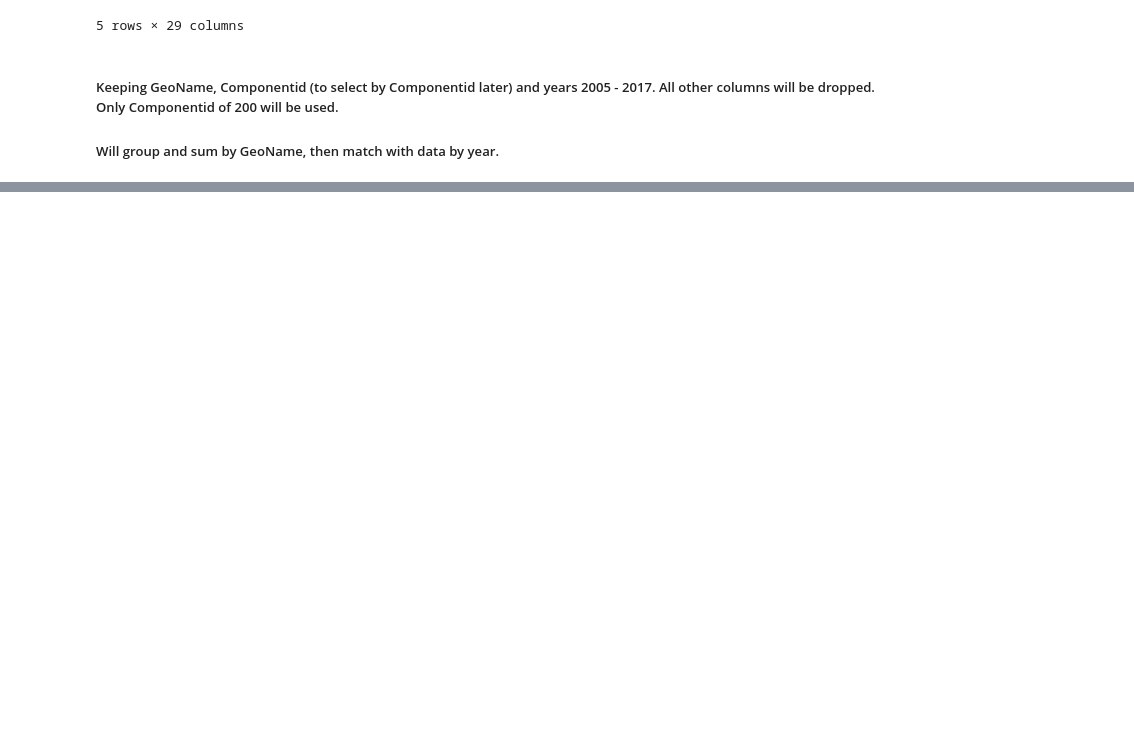
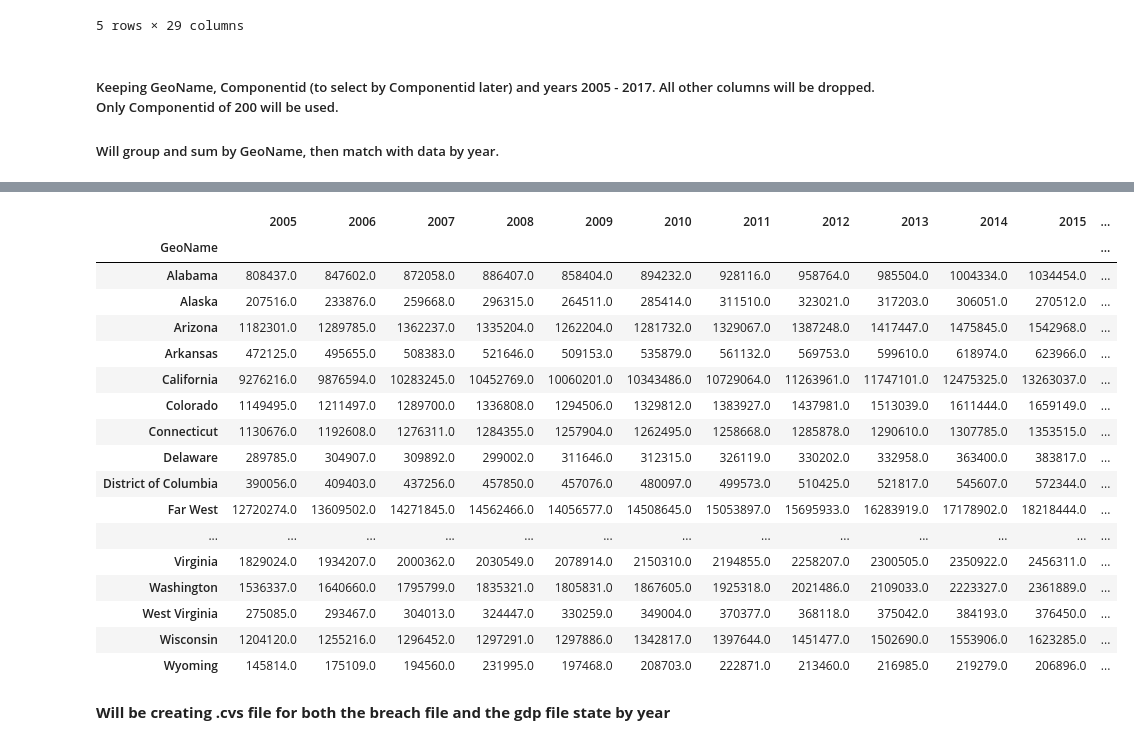
Before and after one commit to dmrod01/Capstone, a Jupyter notebook: Data_Breaches_Cleaning_Transformation.ipynb, the cells around one changed output, grey strips where cells are left out. Drawn from its saved outputs; the diff is of its cells as text; code cells hidden in the pictures; blank space fills up the shorter version.

```diff
--- a/Data_Breaches_Cleaning_Transformation.ipynb
+++ b/Data_Breaches_Cleaning_Transformation.ipynb
@@ -395,0 +624,5 @@ gp.head()
+# %%
+# Filter rows using a criterion (GDP only ) = 200
+
+new_gp = gp[gp.ComponentId == '200']
+new_gp
@@ -395,0 +648,3 @@ gp.head()
+# %%
+new_gp = new_gp.drop(['ComponentId'], axis=1)
+new_gp.head()
@@ -395,0 +680,28 @@ gp.head()
+# %%
+new_gp['2017'] = new_gp['2017'].replace(['(NA)'], '0')
+new_gp['2016'] = new_gp['2016'].replace(['(NA)'], '0')
+new_gp['2015'] = new_gp['2015'].replace(['(NA)'], '0')
+new_gp['2014'] = new_gp['2014'].replace(['(NA)'], '0')
+new_gp['2013'] = new_gp['2013'].replace(['(NA)'], '0')
+new_gp['2012'] = new_gp['2012'].replace(['(NA)'], '0')
+new_gp['2011'] = new_gp['2011'].replace(['(NA)'], '0')
+new_gp['2010'] = new_gp['2010'].replace(['(NA)'], '0')
+new_gp['2009'] = new_gp['2009'].replace(['(NA)'], '0')
+new_gp['2008'] = new_gp['2008'].replace(['(NA)'], '0')
+new_gp['2007'] = new_gp['2007'].replace(['(NA)'], '0')
+new_gp['2006'] = new_gp['2006'].replace(['(NA)'], '0')
+new_gp['2005'] = new_gp['2005'].replace(['(NA)'], '0')
+# %%
+new_gp['2005']=pd.to_numeric(new_gp['2005'], errors='coerce')
+new_gp['2006']=pd.to_numeric(new_gp['2006'], errors='coerce')
+new_gp['2007']=pd.to_numeric(new_gp['2007'], errors='coerce')
+new_gp['2008']=pd.to_numeric(new_gp['2008'], errors='coerce')
+new_gp['2009']=pd.to_numeric(new_gp['2009'], errors='coerce')
+new_gp['2010']=pd.to_numeric(new_gp['2010'], errors='coerce')
+new_gp['2011']=pd.to_numeric(new_gp['2011'], errors='coerce')
+new_gp['2012']=pd.to_numeric(new_gp['2012'], errors='coerce')
+new_gp['2013']=pd.to_numeric(new_gp['2013'], errors='coerce')
+new_gp['2014']=pd.to_numeric(new_gp['2014'], errors='coerce')
+new_gp['2015']=pd.to_numeric(new_gp['2015'], errors='coerce')
+new_gp['2016']=pd.to_numeric(new_gp['2016'], errors='coerce')
+new_gp['2017']=pd.to_numeric(new_gp['2017'], errors='coerce')
@@ -395,0 +730,23 @@ gp.head()
+# %%
+new_gp.groupby('GeoName').sum()
+# %% [output]
+|  | 2005 | 2006 | 2007 | 2008 | 2009 | 2010 | 2011 | 2012 | 2013 | 2014 | 2015 | ... |
+| GeoName |  |  |  |  |  |  |  |  |  |  |  | ... |
+| Alabama | 808437.0 | 847602.0 | 872058.0 | 886407.0 | 858404.0 | 894232.0 | 928116.0 | 958764.0 | 985504.0 | 1004334.0 | 1034454.0 | ... |
+| Alaska | 207516.0 | 233876.0 | 259668.0 | 296315.0 | 264511.0 | 285414.0 | 311510.0 | 323021.0 | 317203.0 | 306051.0 | 270512.0 | ... |
+| Arizona | 1182301.0 | 1289785.0 | 1362237.0 | 1335204.0 | 1262204.0 | 1281732.0 | 1329067.0 | 1387248.0 | 1417447.0 | 1475845.0 | 1542968.0 | ... |
+| Arkansas | 472125.0 | 495655.0 | 508383.0 | 521646.0 | 509153.0 | 535879.0 | 561132.0 | 569753.0 | 599610.0 | 618974.0 | 623966.0 | ... |
+| California | 9276216.0 | 9876594.0 | 10283245.0 | 10452769.0 | 10060201.0 | 10343486.0 | 10729064.0 | 11263961.0 | 11747101.0 | 12475325.0 | 13263037.0 | ... |
+| Colorado | 1149495.0 | 1211497.0 | 1289700.0 | 1336808.0 | 1294506.0 | 1329812.0 | 1383927.0 | 1437981.0 | 1513039.0 | 1611444.0 | 1659149.0 | ... |
+| Connecticut | 1130676.0 | 1192608.0 | 1276311.0 | 1284355.0 | 1257904.0 | 1262495.0 | 1258668.0 | 1285878.0 | 1290610.0 | 1307785.0 | 1353515.0 | ... |
+| Delaware | 289785.0 | 304907.0 | 309892.0 | 299002.0 | 311646.0 | 312315.0 | 326119.0 | 330202.0 | 332958.0 | 363400.0 | 383817.0 | ... |
+| District of Columbia | 390056.0 | 409403.0 | 437256.0 | 457850.0 | 457076.0 | 480097.0 | 499573.0 | 510425.0 | 521817.0 | 545607.0 | 572344.0 | ... |
+| Far West | 12720274.0 | 13609502.0 | 14271845.0 | 14562466.0 | 14056577.0 | 14508645.0 | 15053897.0 | 15695933.0 | 16283919.0 | 17178902.0 | 18218444.0 | ... |
+| ... | ... | ... | ... | ... | ... | ... | ... | ... | ... | ... | ... | ... |
+| Virginia | 1829024.0 | 1934207.0 | 2000362.0 | 2030549.0 | 2078914.0 | 2150310.0 | 2194855.0 | 2258207.0 | 2300505.0 | 2350922.0 | 2456311.0 | ... |
+| Washington | 1536337.0 | 1640660.0 | 1795799.0 | 1835321.0 | 1805831.0 | 1867605.0 | 1925318.0 | 2021486.0 | 2109033.0 | 2223327.0 | 2361889.0 | ... |
+| West Virginia | 275085.0 | 293467.0 | 304013.0 | 324447.0 | 330259.0 | 349004.0 | 370377.0 | 368118.0 | 375042.0 | 384193.0 | 376450.0 | ... |
+| Wisconsin | 1204120.0 | 1255216.0 | 1296452.0 | 1297291.0 | 1297886.0 | 1342817.0 | 1397644.0 | 1451477.0 | 1502690.0 | 1553906.0 | 1623285.0 | ... |
+| Wyoming | 145814.0 | 175109.0 | 194560.0 | 231995.0 | 197468.0 | 208703.0 | 222871.0 | 213460.0 | 216985.0 | 219279.0 | 206896.0 | ... |
+# %% [markdown]
+**Will be creating .cvs file for both the breach file and the gdp file state by year**
```
Also changed, not shown: parts of 38 cells of this notebook.
